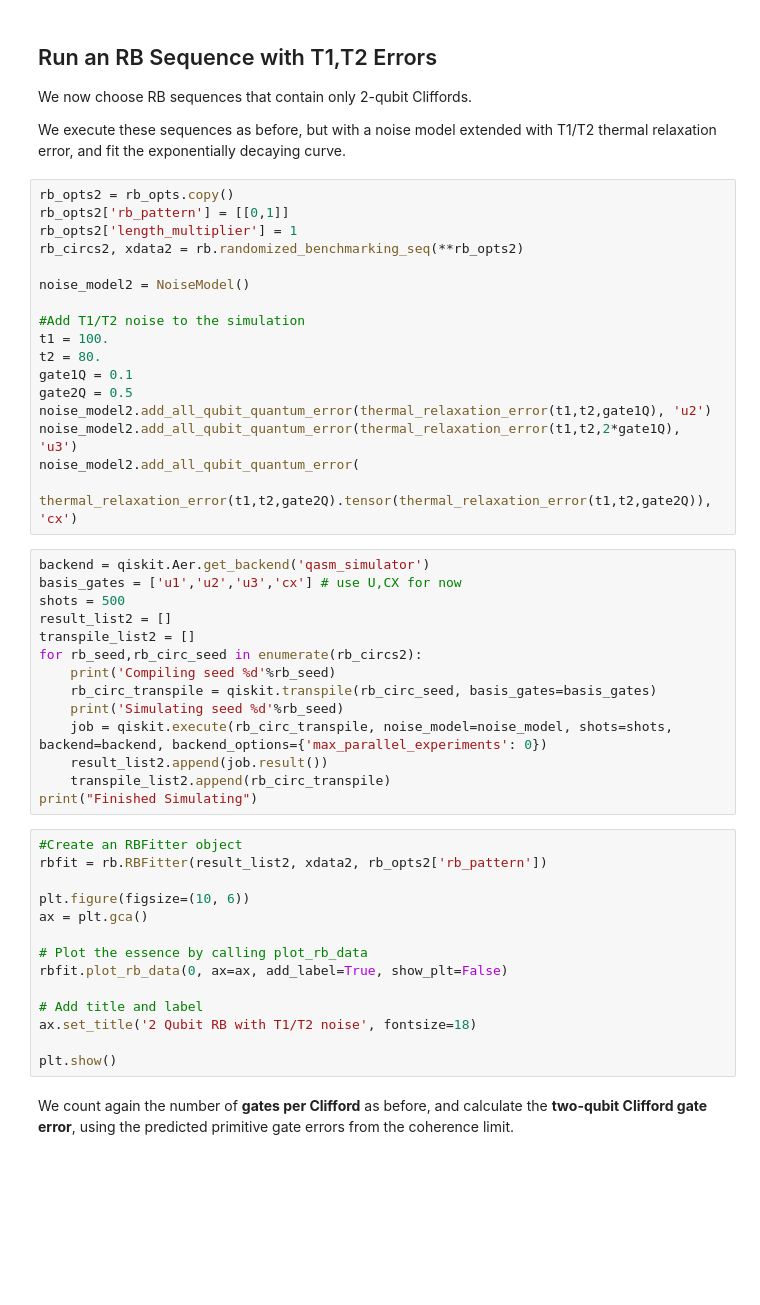
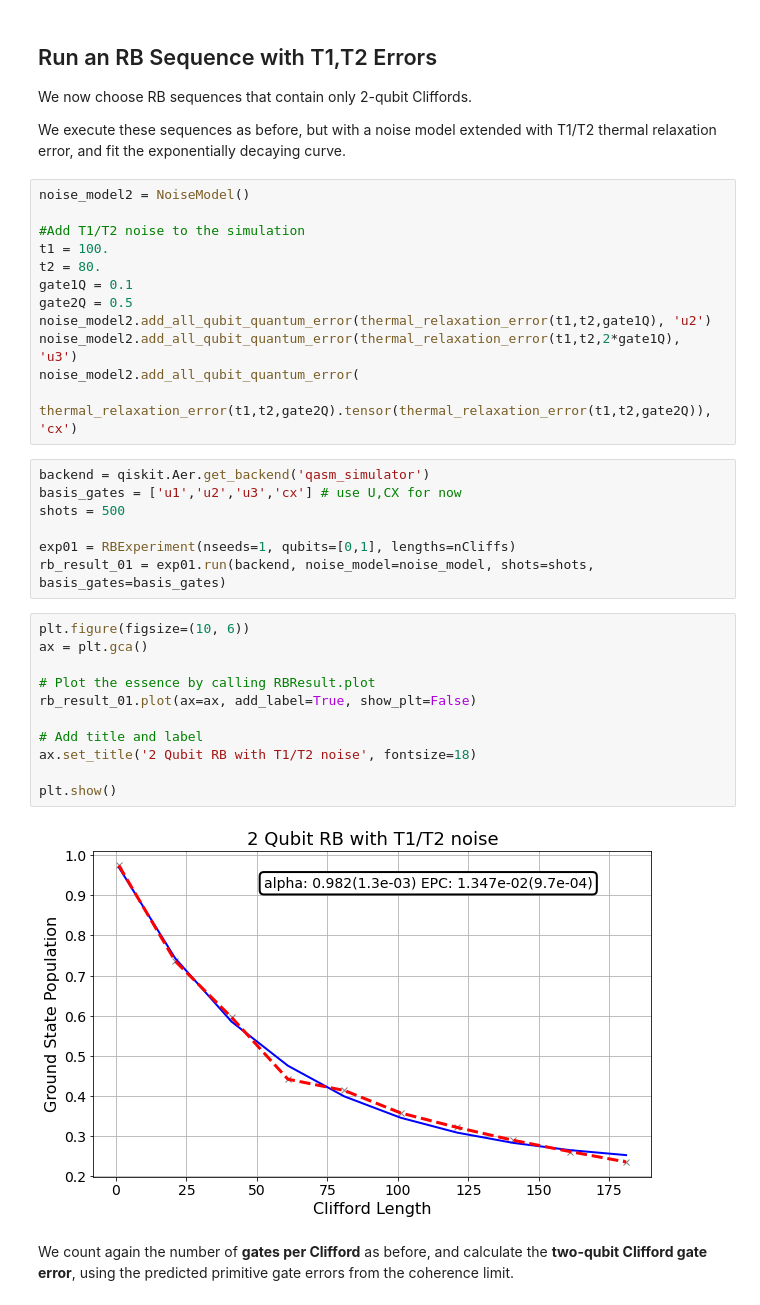
Before and after one commit to qiskit-community/qiskit-ignis, a Jupyter notebook: qiskit/ignis/verification/randomized_benchmarking/experiments/randomized_benchmarking.ipynb, the cells around one changed output. Cells and saved outputs as stored; diff of their text form; blank space fills up the shorter version.

```diff
--- a/qiskit/ignis/verification/randomized_benchmarking/experiments/randomized_benchmarking.ipynb
+++ b/qiskit/ignis/verification/randomized_benchmarking/experiments/randomized_benchmarking.ipynb
@@ -255,11 +257,6 @@ We now choose RB sequences that contain only 2-qubit Cliffords.
 
 We execute these sequences as before, but with a noise model extended with T1/T2 thermal relaxation error, and fit the exponentially decaying curve.
 # %%
-rb_opts2 = rb_opts.copy()
-rb_opts2['rb_pattern'] = [[0,1]]
-rb_opts2['length_multiplier'] = 1
-rb_circs2, xdata2 = rb.randomized_benchmarking_seq(**rb_opts2)
-
 noise_model2 = NoiseModel()
 
 #Add T1/T2 noise to the simulation
@@ -271,34 +268,26 @@ noise_model2.add_all_qubit_quantum_error(thermal_relaxation_error(t1,t2,gate1Q),
 noise_model2.add_all_qubit_quantum_error(thermal_relaxation_error(t1,t2,2*gate1Q), 'u3')
 noise_model2.add_all_qubit_quantum_error(
     thermal_relaxation_error(t1,t2,gate2Q).tensor(thermal_relaxation_error(t1,t2,gate2Q)), 'cx')
-# %%
-backend = qiskit.Aer.get_backend('qasm_simulator')
-basis_gates = ['u1','u2','u3','cx'] # use U,CX for now
-shots = 500
-result_list2 = []
-transpile_list2 = []
-for rb_seed,rb_circ_seed in enumerate(rb_circs2):
-    print('Compiling seed %d'%rb_seed)
-    rb_circ_transpile = qiskit.transpile(rb_circ_seed, basis_gates=basis_gates)
-    print('Simulating seed %d'%rb_seed)
-    job = qiskit.execute(rb_circ_transpile, noise_model=noise_model, shots=shots, backend=backend, backend_options={'max_parallel_experiments': 0})
-    result_list2.append(job.result())
-    transpile_list2.append(rb_circ_transpile)
-print("Finished Simulating")
+# %%
+backend = qiskit.Aer.get_backend('qasm_simulator')
+basis_gates = ['u1','u2','u3','cx'] # use U,CX for now
+shots = 500
+
+exp01 = RBExperiment(nseeds=1, qubits=[0,1], lengths=nCliffs)
+rb_result_01 = exp01.run(backend, noise_model=noise_model, shots=shots, basis_gates=basis_gates)
 # %%
-#Create an RBFitter object
-rbfit = rb.RBFitter(result_list2, xdata2, rb_opts2['rb_pattern'])
-
 plt.figure(figsize=(10, 6))
 ax = plt.gca()
 
-# Plot the essence by calling plot_rb_data
-rbfit.plot_rb_data(0, ax=ax, add_label=True, show_plt=False)
+# Plot the essence by calling RBResult.plot
+rb_result_01.plot(ax=ax, add_label=True, show_plt=False)
 
 # Add title and label
 ax.set_title('2 Qubit RB with T1/T2 noise', fontsize=18)
 
 plt.show()
+# %% [output]
+[figure, added]
 # %% [markdown]
 We count again the number of **gates per Clifford** as before, and calculate the **two-qubit Clifford gate error**, using the predicted primitive gate errors from the coherence limit.
 # %%
```
Also changed, not shown: parts of 11 cells of this notebook, 3 other files.
